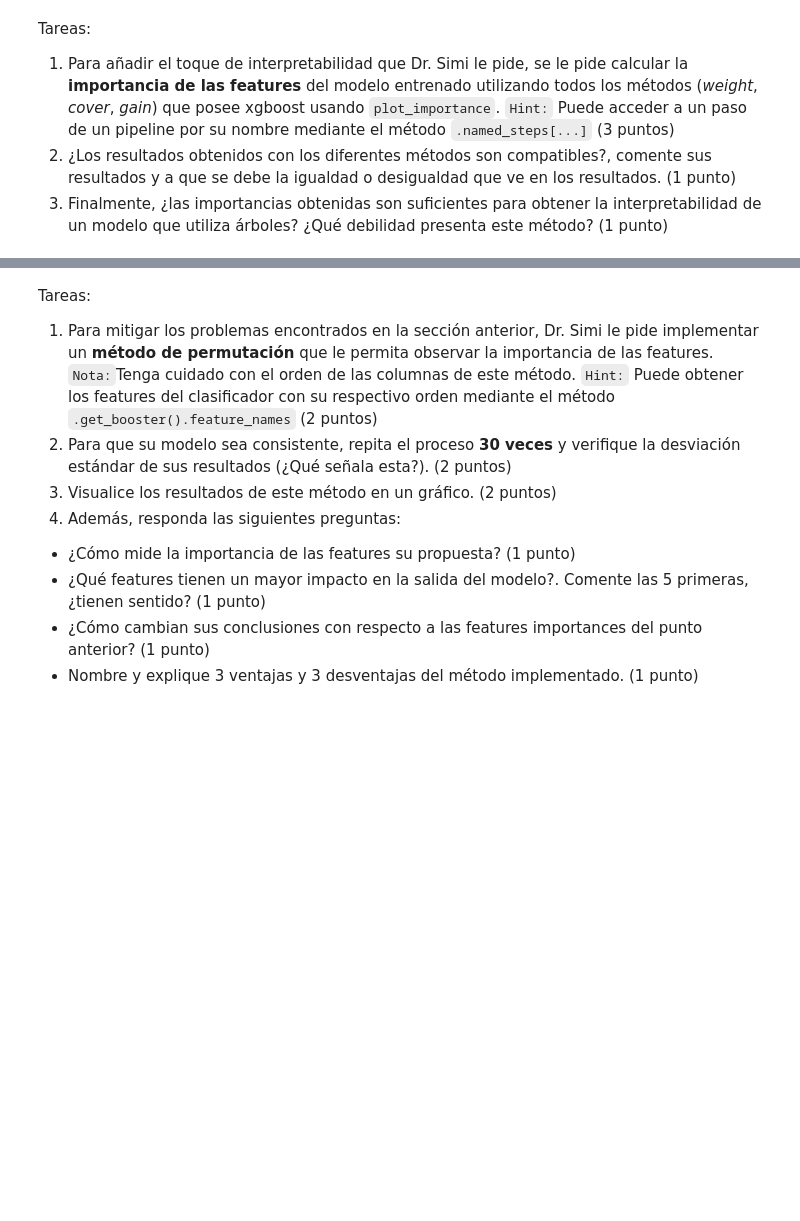
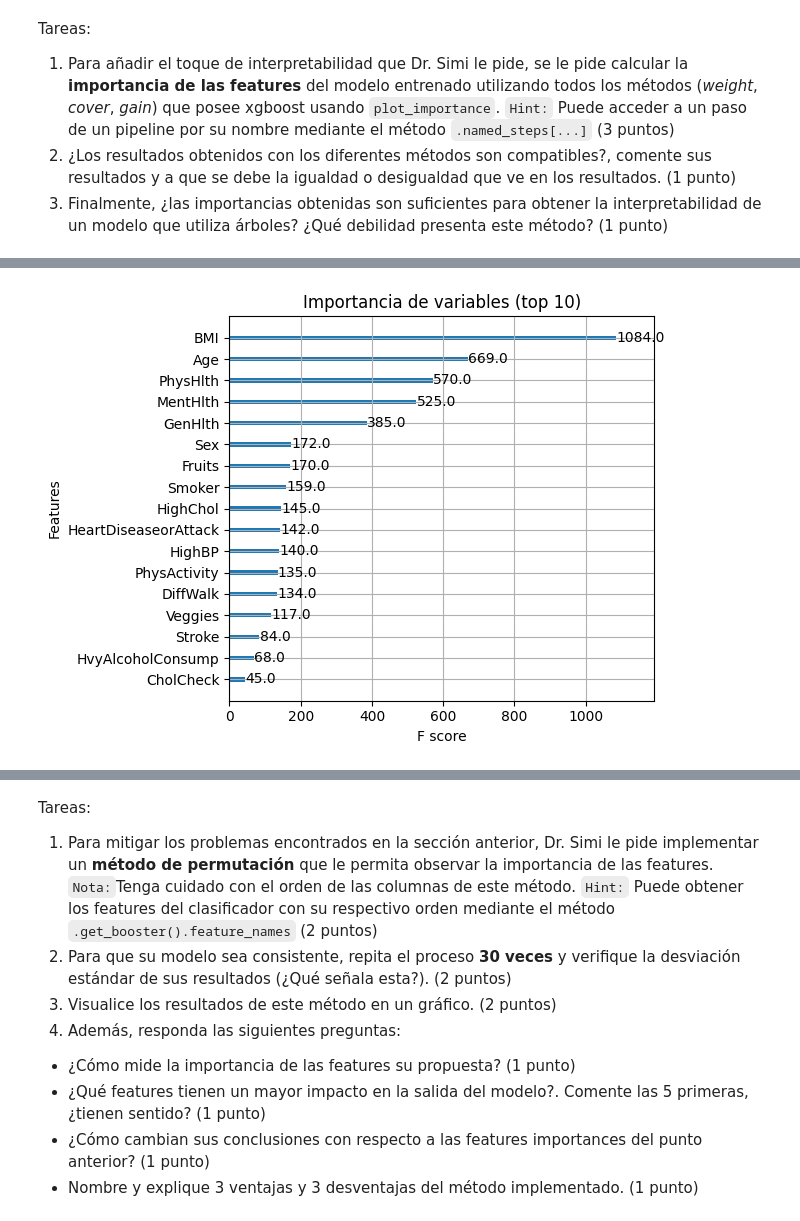
Before and after one commit to juansebm/MDS7202, a Jupyter notebook: Lab 7 - Interpretabilidad/Lab7_enunciado.ipynb, the cells around one changed output, grey strips where cells are left out. Cells and saved outputs as stored; diff of their text form; code cells hidden in the pictures; blank space fills up the shorter version.

```diff
--- a/Lab 7 - Interpretabilidad/Lab7_enunciado.ipynb
+++ b/Lab 7 - Interpretabilidad/Lab7_enunciado.ipynb
@@ -107,0 +141,12 @@ Successfully installed xgboost-1.7.5
+# %%
+from sklearn.model_selection import train_test_split
+
+# Aplicar train_test_split
+X_train, X_test, y_train, y_test = train_test_split(
+    features,
+    labels,
+    test_size=1/3, # 1/3 de training
+    random_state=42,
+    shuffle=True,
+    stratify=labels,
+)
@@ -107,0 +170,14 @@ Successfully installed xgboost-1.7.5
+# %%
+from sklearn.pipeline import Pipeline
+from xgboost import XGBClassifier
+from sklearn.metrics import classification_report
+
+pipeline = Pipeline(steps=[
+    ("preprocessing", ct),
+    ("classifier", XGBClassifier(use_label_encoder=False))
+])
+
+pipeline.fit(X_train, y_train)
+
+y_pred = pipeline.predict(X_test)
+print(classification_report(y_test, y_pred))
@@ -120,0 +231,7 @@ Tareas:
+# %%
+plot_importance(pipeline.named_steps["classifier"].get_booster(), importance_type='weight', show_values=True)
+plt.title("Importancia de variables (top 10)")
+plt.tight_layout()
+plt.show()
+# %% [output]
+[figure, added]
```
Also changed, not shown: parts of 25 cells of this notebook.
